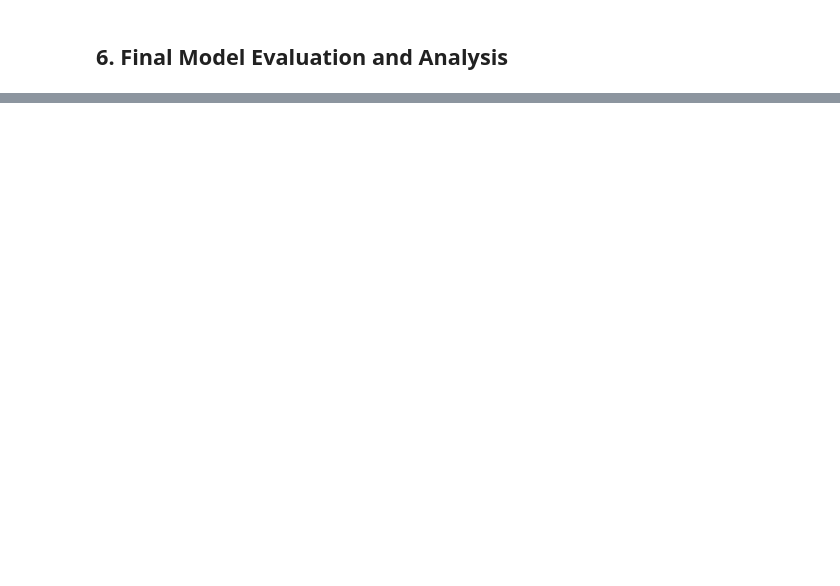
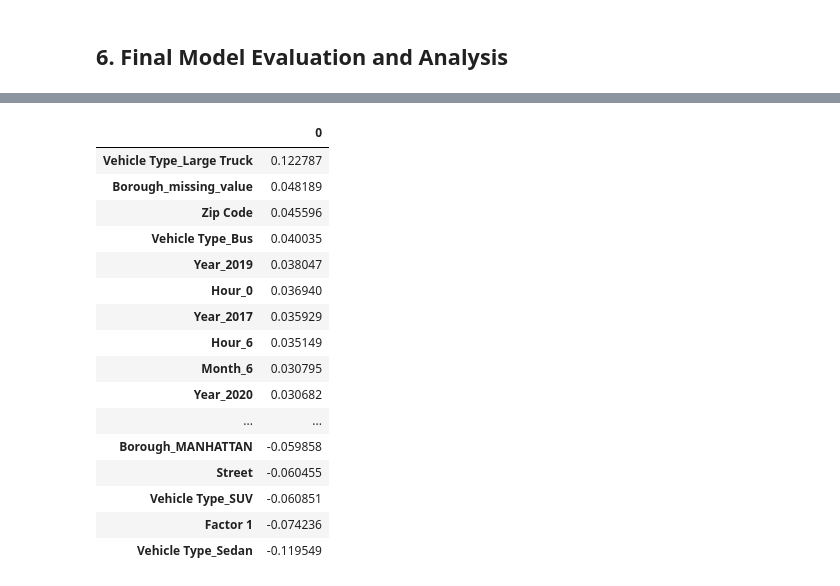
Before and after one commit to AidanStack/Cycling_Classification_Project, a Jupyter notebook: Aidan/Aidan's Notebook.ipynb, the cells around one changed output, grey strips where cells are left out. Drawn from its saved outputs; the diff is of its cells as text; code cells hidden in the pictures; blank space fills up the shorter version.

```diff
--- a/Aidan/Aidan's Notebook.ipynb
+++ b/Aidan/Aidan's Notebook.ipynb
@@ -791,2 +814,15 @@ plot_confusion_matrix(tuned_logreg, X_test_encoded, y_test)
 # %% [markdown]
 ## 6. Final Model Evaluation and Analysis
+# %%
+final_clf = Pipeline(steps=[
+    ('pre', preprocessor),
+    ('clf', LogisticRegression(C= 0.0001,
+                               class_weight= 'balanced',
+                               max_iter= 10e12,
+                               penalty= 'l2',
+                               solver= 'lbfgs',
+                               tol= 0.001))              ])
+
+final_clf.fit(X_train, y_train)
+
+coefficients = list(final_clf['clf'].coef_[0])
@@ -792,0 +847,24 @@ plot_confusion_matrix(tuned_logreg, X_test_encoded, y_test)
+# %%
+cols_1 = final_clf['pre'].transformers_[0][1]['ohe'].get_feature_names(one_hots)
+cols_2 = final_clf['pre'].transformers_[1][2]
+transformed_cols = [*cols_1, *cols_2]
+results = pd.DataFrame(coefficients,index=transformed_cols).sort_values(by=0, ascending=False)
+results
+# %% [output]
+|  | 0 |
+| Vehicle Type_Large Truck | 0.122787 |
+| Borough_missing_value | 0.048189 |
+| Zip Code | 0.045596 |
+| Vehicle Type_Bus | 0.040035 |
+| Year_2019 | 0.038047 |
+| Hour_0 | 0.036940 |
+| Year_2017 | 0.035929 |
+| Hour_6 | 0.035149 |
+| Month_6 | 0.030795 |
+| Year_2020 | 0.030682 |
+| ... | ... |
+| Borough_MANHATTAN | -0.059858 |
+| Street | -0.060455 |
+| Vehicle Type_SUV | -0.060851 |
+| Factor 1 | -0.074236 |
+| Vehicle Type_Sedan | -0.119549 |
```
Also changed, not shown: parts of 6 cells of this notebook.
